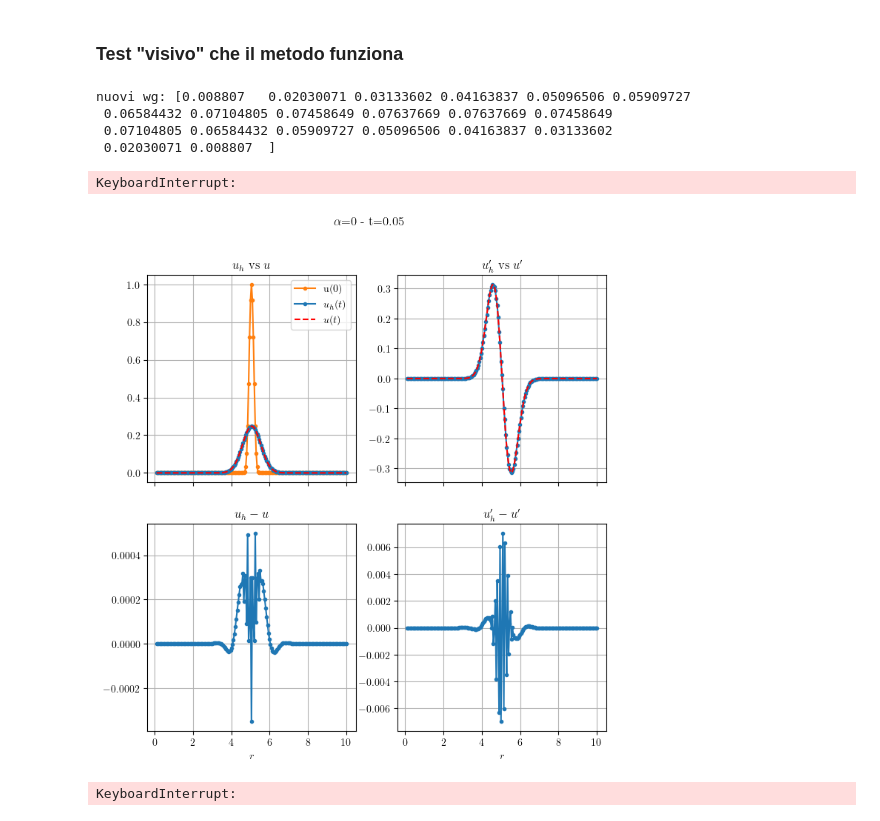
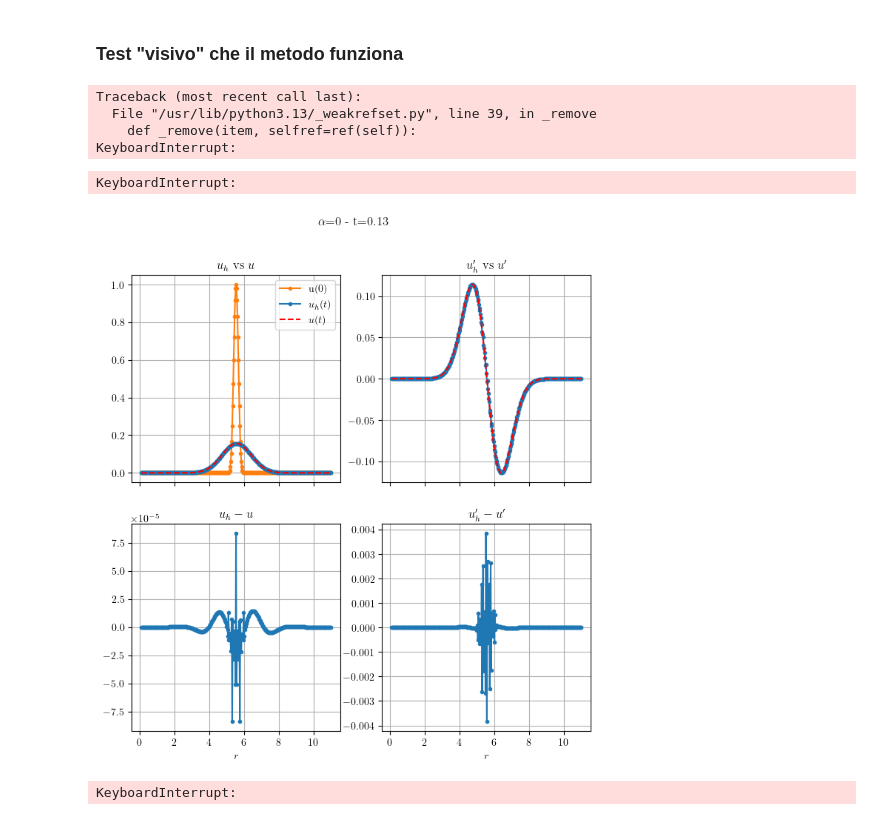
Before and after one commit to danivolo/astrodiscfe, a Jupyter notebook: main.ipynb, the cells around one changed output. Saved outputs shown, nothing was run; the diff lists cells and outputs as text; code cells hidden in the pictures.

```diff
--- a/main.ipynb
+++ b/main.ipynb
@@ -713,7 +609,7 @@ plt.show()
 ### Test "visivo" che il metodo funziona
 # %%
 alpha = 0 # nu = A0/3 r^alpha
-a, b = 0.1, 10 # estremi del dominio
+a, b = 0.1, 11 # estremi del dominio
 
 T = 1 # tempo finale
 Nt = 2**8 # numero di dt in T
@@ -737,7 +633,7 @@ A0 = Astar(alpha=alpha,R0=mu)
 N = 100 # numero di elementi della griglia
 h = (b-a)/N
 
-ndof = 2 # numero di gradi di libertà polinomi
+ndof = 4 # numero di gradi di libertà polinomi
 fe = FE(ndof) # inizializzo polinomi
 
 griglia = GRID(a,b,N,ndof=ndof,getM=True,fe=fe)
@@ -754,7 +650,7 @@ u = f0(X)
 Nsteps = int(T/dt)
 cycle = 0
 
-grigliaconv = GRID(*f0support,1)
+grigliaconv = GRID(*f0support,4)
 
 solveK, R = precompute_CN(griglia.M, A)
 
@@ -766,7 +662,7 @@ for i in tqdm(range(Nsteps)):
     u = advance(u,dt,solveK,R)
 
     if np.floor(t/dtplot) > cycle:
-        Yexact = discexact(X,t,f0,grigliaconv,alpha=alpha,progress=True,gaussdeg=10,A0=A0)
+        Yexact = discexact(X,t,f0,grigliaconv,alpha=alpha,progress=True,gaussdeg=4,A0=A0)
         if Yexact[0] > 0.1 or Yexact[-1] > 0.1:
             break
         Yexact_spline = make_splrep(X,Yexact,k=ndof,s=0)
@@ -787,38 +683,38 @@ for i in tqdm(range(Nsteps)):
         axd.plot(X,du,'.-C0',label="$u'_h(t)$")
         axd.plot(X,dYexact,'--r',label="$u'(t)")
         axderr1.plot(X,du-dYexact,".-C0")
         axderr1.set_xlabel("$r$")
 
         ax.set_title("$u_h$ vs $u$")
         axd.set_title("$u'_h$ vs $u'$")
         axerr1.set_title("$u_h-u$")
         axderr1.set_title("$u'_h-u'$")
 
         fig.suptitle(f"$\\alpha$={alpha} - t={t:0.2f}")
         ax.legend()
         ax.legend()
         ax.grid()
         axd.grid()
         axderr1.grid()
         axerr1.grid()
         # fix_lims(ax,(j==0))
         filename = f"{figfolder}/{counter:03d}.png"
         plt.tight_layout()
         fig.savefig(filename)
         plt.close()
         counter += 1
 
 video_name = f"{figfolder}.mp4"
 subprocess.run([
     "ffmpeg","-framerate","16", "-i",f"{figfolder}/%03d.png", "-pix_fmt","yuv420p",video_name, "-y"
 ])
 # %% [output]
-nuovi wg: [0.008807   0.02030071 0.03133602 0.04163837 0.05096506 0.05909727
- 0.06584432 0.07104805 0.07458649 0.07637669 0.07637669 0.07458649
- 0.07104805 0.06584432 0.05909727 0.05096506 0.04163837 0.03133602
- 0.02030071 0.008807  ]
+Traceback (most recent call last):
+  File "/usr/lib/python3.13/_weakrefset.py", line 39, in _remove
+    def _remove(item, selfref=ref(self)):
+KeyboardInterrupt:
 KeyboardInterrupt:
-[figure, old version]
+[figure, new version]
 # %%
 alpha = 0 # nu = Ar^alpha
 a, b = 0.0001, 10
```
Also changed, not shown: parts of 3 cells of this notebook.
